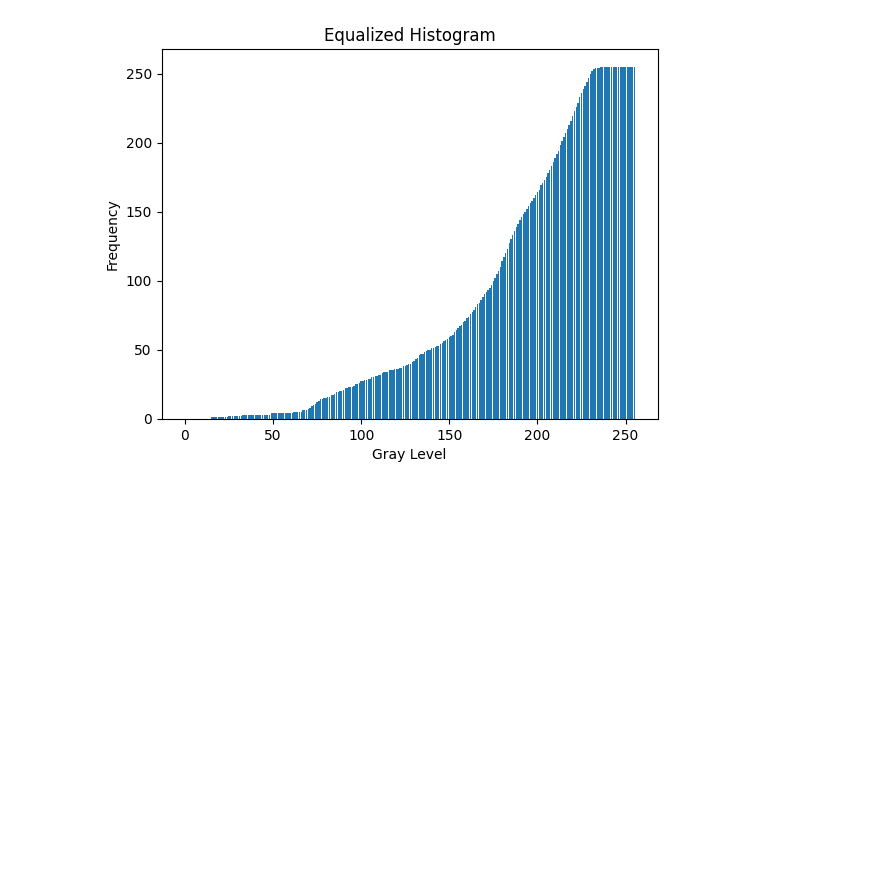
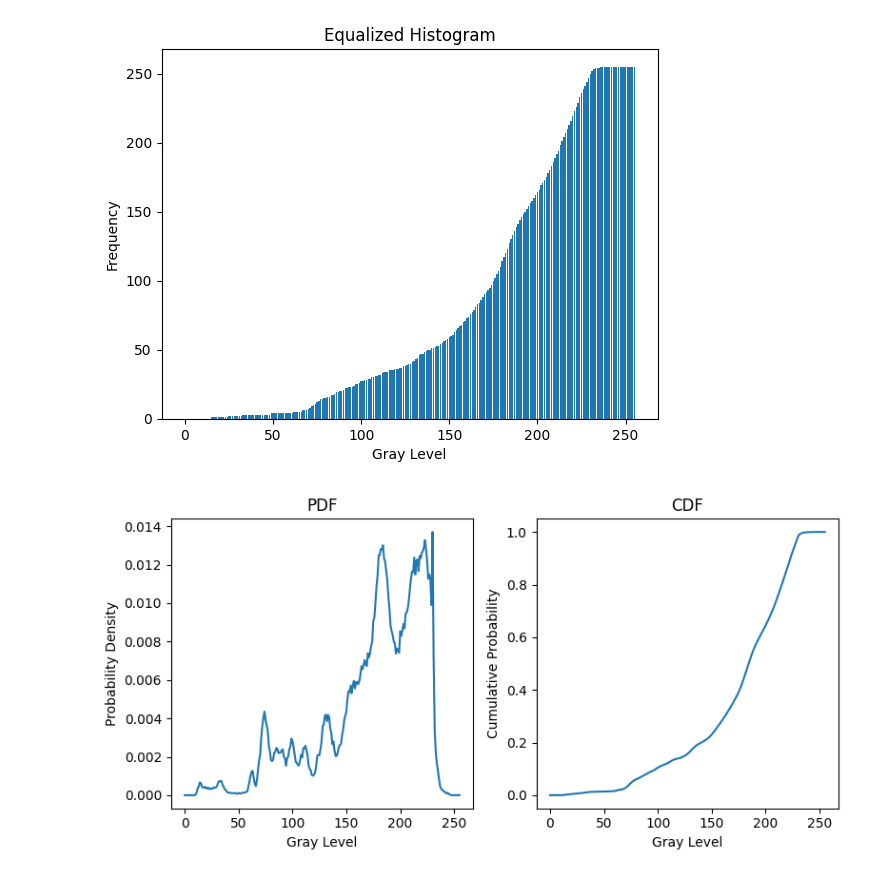
Before and after one commit to dev-nanthan/Vision_Lab1, a Jupyter notebook: Lab1_hist.ipynb, the cells around one changed output. Saved outputs shown, nothing was run; the diff lists cells and outputs as text; code cells hidden in the pictures; blank space fills up the shorter version.

Commit message:
Plotting the pdf and cdf

```diff
--- a/Lab1_hist.ipynb
+++ b/Lab1_hist.ipynb
@@ -143,3 +164,27 @@ plt.title('Equalized Histogram')
 plt.show()
 # %% [output]
 [figure]
+# %%
+
+# Plot the PDF
+plt.figure(figsize=(8, 4))
+plt.subplot(1, 2, 1)
+plt.plot(range(256), pr)
+plt.xlabel('Gray Level')
+plt.ylabel('Probability Density')
+plt.title('PDF')
+
+# Plot the CDF
+plt.subplot(1, 2, 2)
+plt.plot(range(256), cdf)
+plt.xlabel('Gray Level')
+plt.ylabel('Cumulative Probability')
+plt.title('CDF')
+
+# Adjust subplots spacing
+plt.tight_layout()
+
+# Display the plots
+plt.show()
+# %% [output]
+[figure, added]
```
Also changed, not shown: parts of 1 cell of this notebook.
